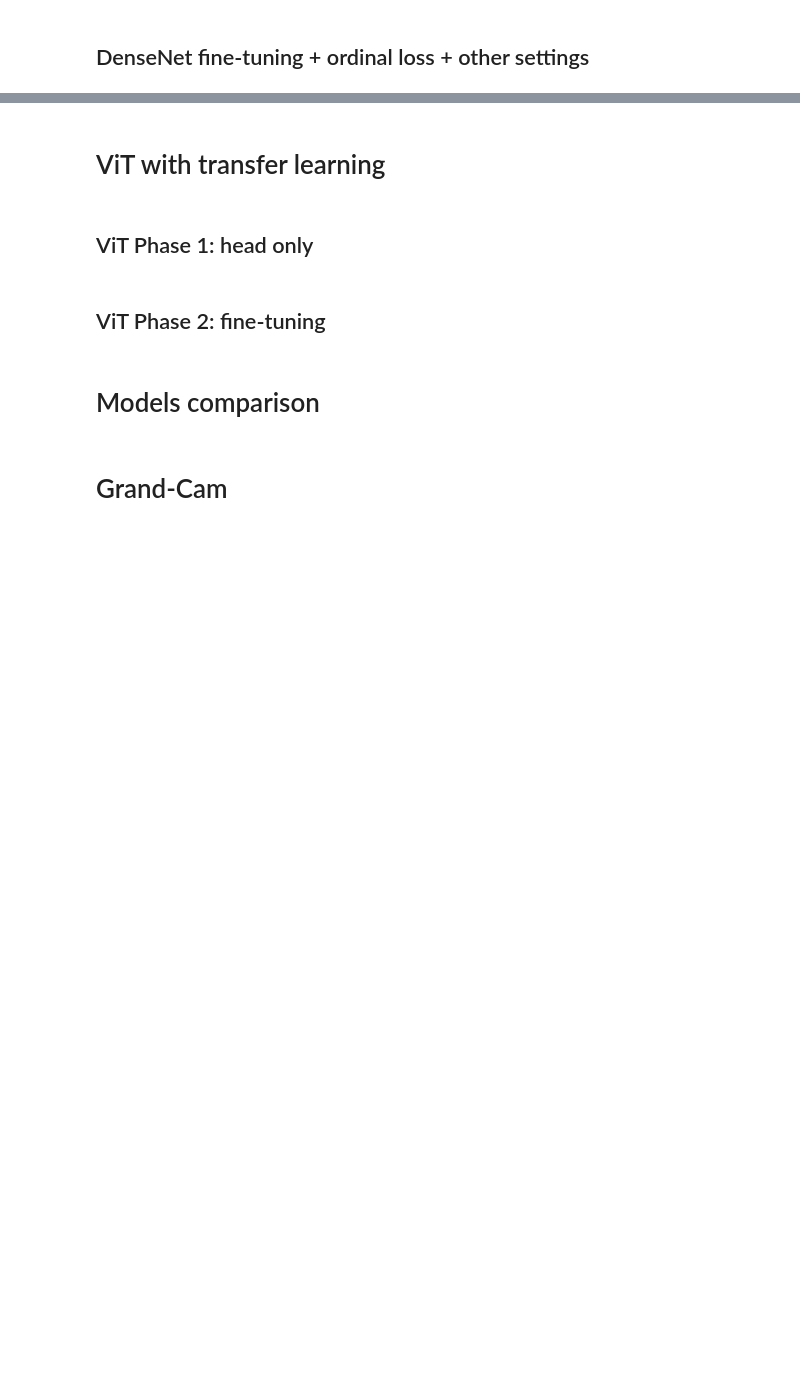
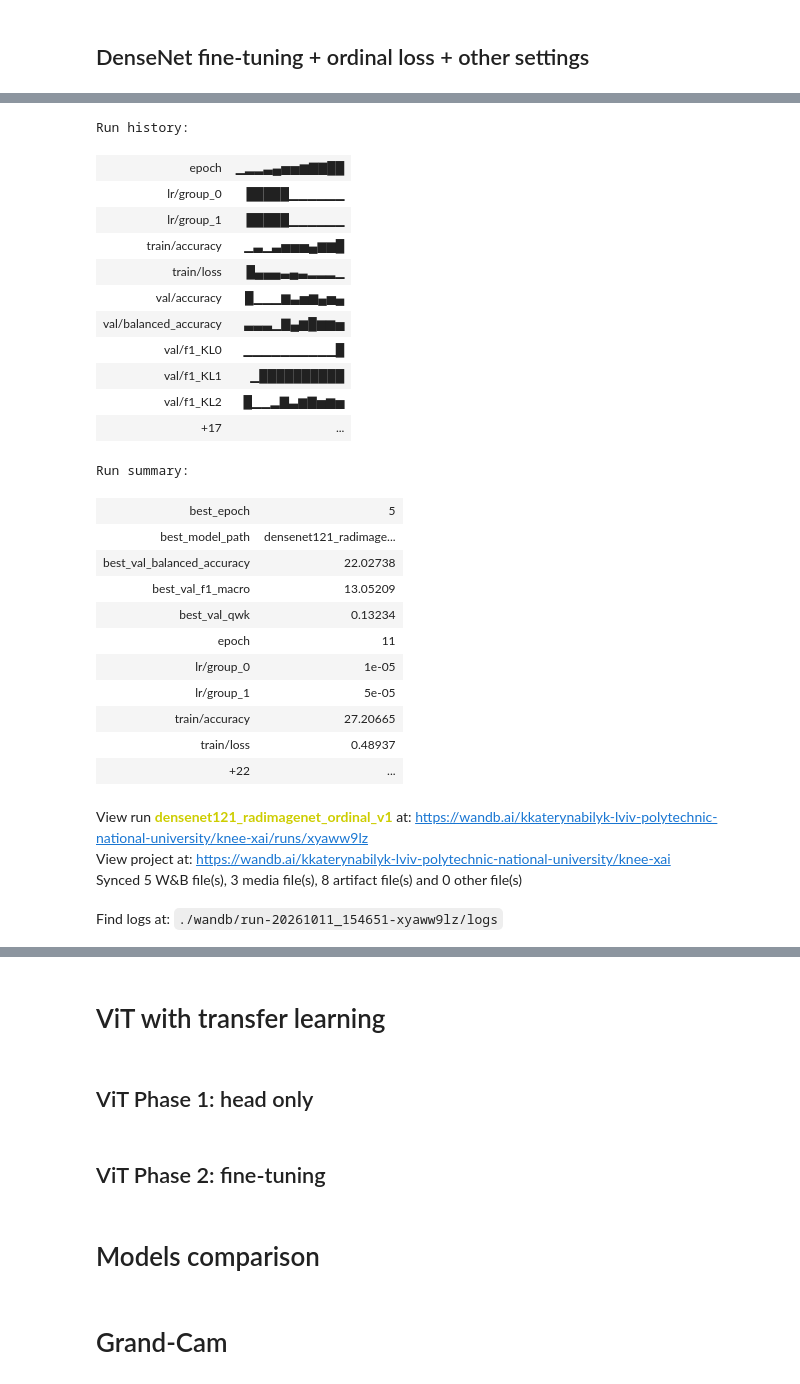
Before and after one commit to kubyllka/knee-osteoarthritis-xai, a Jupyter notebook: knee-osteoarthritis-anysis.ipynb, the cells around one changed output, grey strips where cells are left out. Cells and saved outputs as stored; diff of their text form; code cells hidden in the pictures; blank space fills up the shorter version.

Commit message:
Kaggle Notebook | Knee osteoarthritis | Version 14

```diff
--- a/knee-osteoarthritis-anysis.ipynb
+++ b/knee-osteoarthritis-anysis.ipynb
@@ -4416,0 +4880,52 @@ Find logs at: ./wandb/run-20260906_101723-ov0t1dhc/logs
+# %%
+
+best_model_path = f"{RUN_NAME}_best.pth"
+
+(
+    densenet_radimagenet_ordinal,
+    best_val_f1,
+    best_epoch,
+    best_model_path
+) = train_model_ordinal(
+    model=densenet_radimagenet_ordinal,
+    train_loader=train_loader,
+    val_loader=val_loader,
+    criterion=criterion_ordinal_rad,
+    optimizer=optimizer_rad,
+    scheduler=scheduler_rad,
+    device=device,
+    config=config_densenet_rad,
+    run=run_rad,
+    best_model_path=best_model_path,
+    early_stopping=EarlyStopping(
+        patience=6,
+        min_delta=0.1
+    ),
+    num_classes=NUM_CLASSES
+)
+
+print("\nTraining completed")
+print("Best epoch:", best_epoch)
+print(f"Best validation Macro F1: {best_val_f1:.2f}%")
+
+densenet_radimagenet_ordinal, best_val_metrics = (
+    finalize_run_ordinal(
+        model=densenet_radimagenet_ordinal,
+        val_loader=val_loader,
+        criterion=criterion_ordinal_rad,
+        device=device,
+        config=config_densenet_rad,
+        run=run_rad,
+        best_epoch=best_epoch,
+        best_val_f1=best_val_f1,
+        best_model_path=best_model_path,
+        artifact_name=RUN_NAME,
+        num_classes=NUM_CLASSES
+    )
+)
+
+print("\nFinal validation metrics:")
+print(f"Macro F1: {best_val_metrics['f1_macro']:.2f}%")
+print(f"Balanced Acc: {best_val_metrics['balanced_accuracy']:.2f}%")
+print(f"QWK: {best_val_metrics['qwk']:.4f}")
+# %% [output]
@@ -4416,0 +4950,28 @@ Find logs at: ./wandb/run-20260906_101723-ov0t1dhc/logs
+Run history:
+| epoch | ▁▂▂▃▄▅▅▆▇▇██ |
+| lr/group_0 | █████▁▁▁▁▁▁ |
+| lr/group_1 | █████▁▁▁▁▁▁ |
+| train/accuracy | ▁▃▁▃▅▅▅▄▆▆█ |
+| train/loss | █▄▄▄▃▄▃▂▂▂▁ |
+| val/accuracy | █▁▁▁▆▃▅▆▄▅▄ |
+| val/balanced_accuracy | ▃▃▃▁▇▄▆█▆▆▅ |
+| val/f1_KL0 | ▁▁▁▁▁▁▁▁▁▁█ |
+| val/f1_KL1 | ▁██████████ |
+| val/f1_KL2 | █▁▁▂▇▃▆▇▅▆▅ |
+| +17 | ... |
+Run summary:
+| best_epoch | 5 |
+| best_model_path | densenet121_radimage... |
+| best_val_balanced_accuracy | 22.02738 |
+| best_val_f1_macro | 13.05209 |
+| best_val_qwk | 0.13234 |
+| epoch | 11 |
+| lr/group_0 | 1e-05 |
+| lr/group_1 | 5e-05 |
+| train/accuracy | 27.20665 |
+| train/loss | 0.48937 |
+| +22 | ... |
+View run densenet121_radimagenet_ordinal_v1 at: https://wandb.ai/kkaterynabilyk-lviv-polytechnic-national-university/knee-xai/runs/xyaww9lz
+View project at: https://wandb.ai/kkaterynabilyk-lviv-polytechnic-national-university/knee-xai
+Synced 5 W&B file(s), 3 media file(s), 8 artifact file(s) and 0 other file(s)
+Find logs at: ./wandb/run-20261011_154651-xyaww9lz/logs
```
Also changed, not shown: parts of 37 cells of this notebook.
